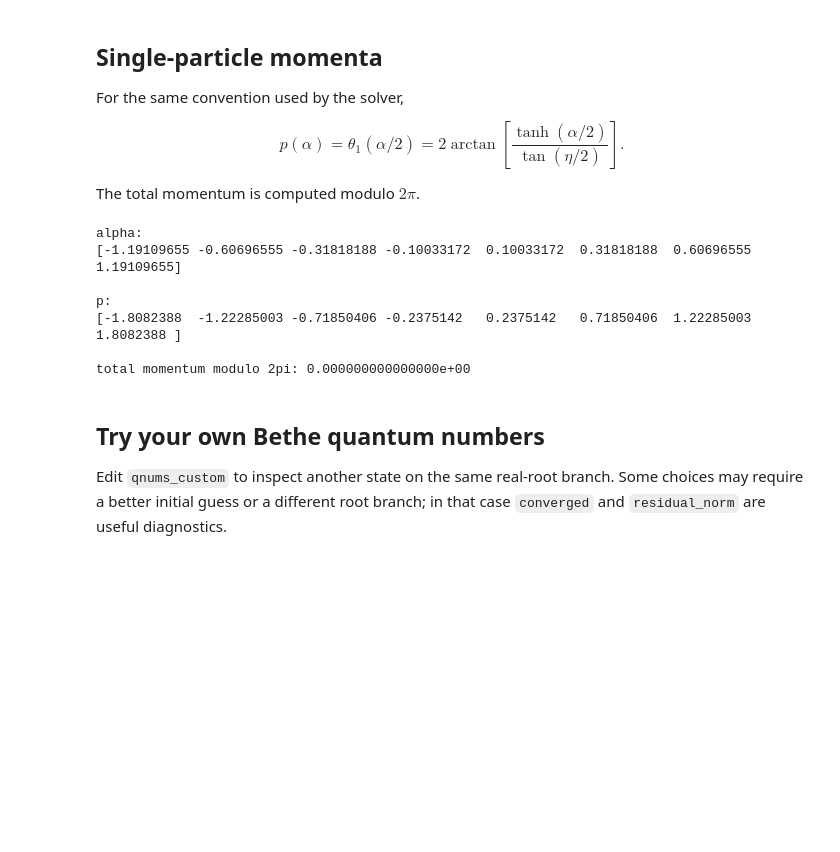
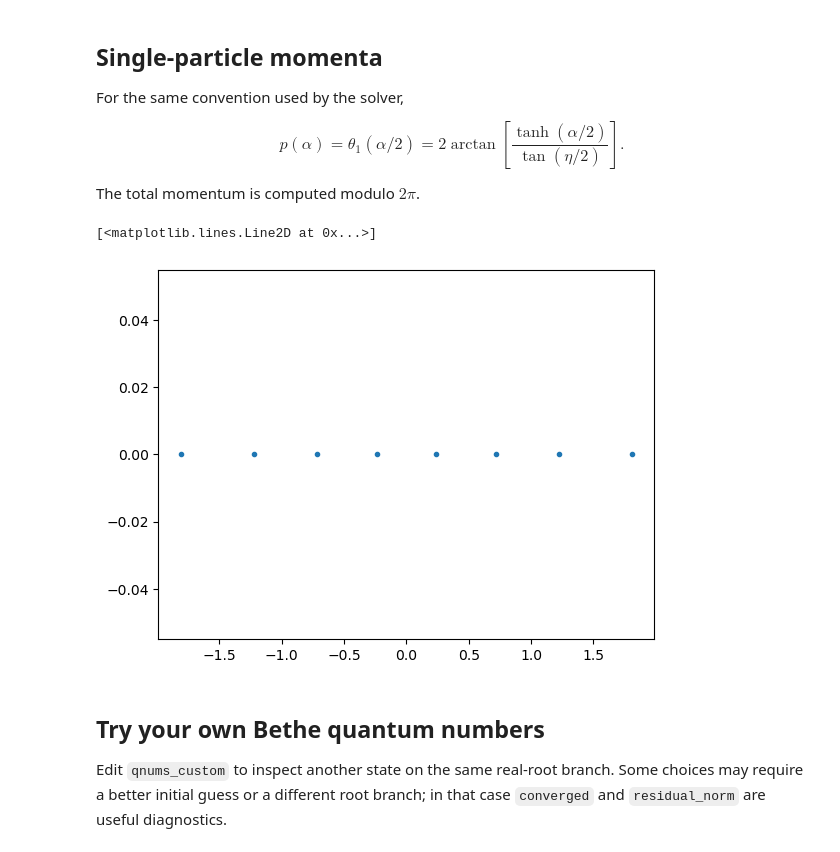
Before and after one commit to zhuhaodavid/quante, a Jupyter notebook: example/ed/jupyter_notes/bethe_ansatz.ipynb, the cells around one changed output. Saved outputs shown, nothing was run; the diff lists cells and outputs as text; code cells hidden in the pictures; blank space fills up the shorter version.

```diff
--- a/example/ed/jupyter_notes/bethe_ansatz.ipynb
+++ b/example/ed/jupyter_notes/bethe_ansatz.ipynb
@@ -176,24 +176,21 @@ The total momentum is computed modulo $2\pi$.
 # %%
 eta = state.eta
 alpha = state.alphas
 
 p = 2.0 * np.arctan(np.tanh(alpha / 2.0) / np.tan(eta / 2.0))
 p = (p + np.pi) % (2.0 * np.pi) - np.pi
 P_total = (np.sum(p) + np.pi) % (2.0 * np.pi) - np.pi
 
-print("alpha:")
-print(alpha)
-print("\np:")
-print(p)
-print(f"\ntotal momentum modulo 2pi: {P_total:.15e}")
+# print("alpha:")
+# print(alpha)
+# print("\np:")
+# print(p)
+# print(f"\ntotal momentum modulo 2pi: {P_total:.15e}")
+plt.plot(p, np.zeros_like(p), '.')
+# plt.plot(p, np.cos(p))
 # %% [output]
-alpha:
-[-1.19109655 -0.60696555 -0.31818188 -0.10033172  0.10033172  0.31818188  0.60696555  1.19109655]
-
-p:
-[-1.8082388  -1.22285003 -0.71850406 -0.2375142   0.2375142   0.71850406  1.22285003  1.8082388 ]
-
-total momentum modulo 2pi: 0.000000000000000e+00
+[<matplotlib.lines.Line2D at 0x...>]
+[figure, added]
 # %% [markdown]
 ## Try your own Bethe quantum numbers
 
```
Also changed, not shown: parts of 9 cells of this notebook, 5 other files.
